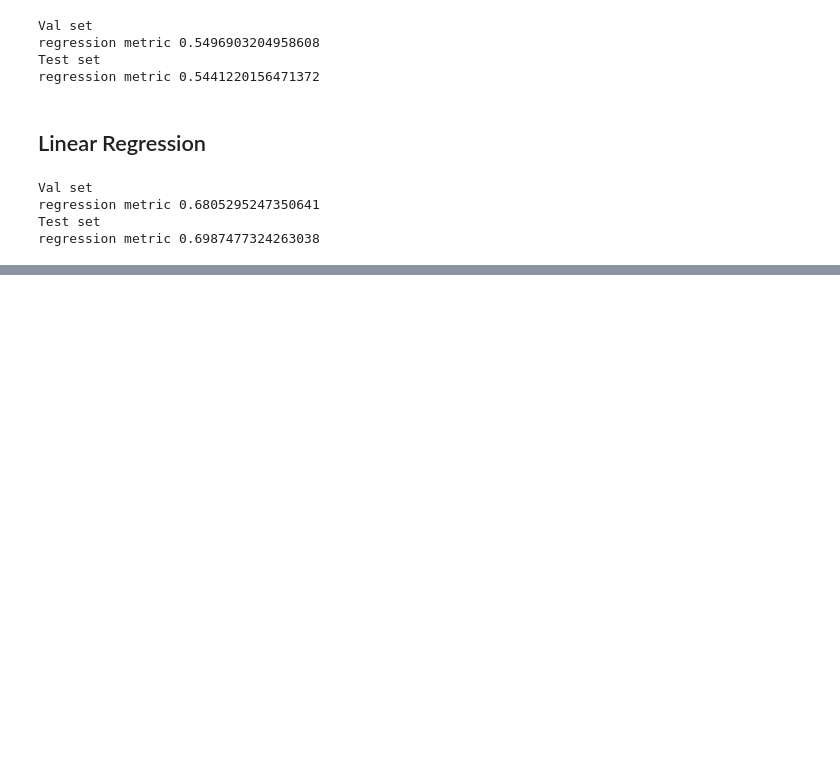
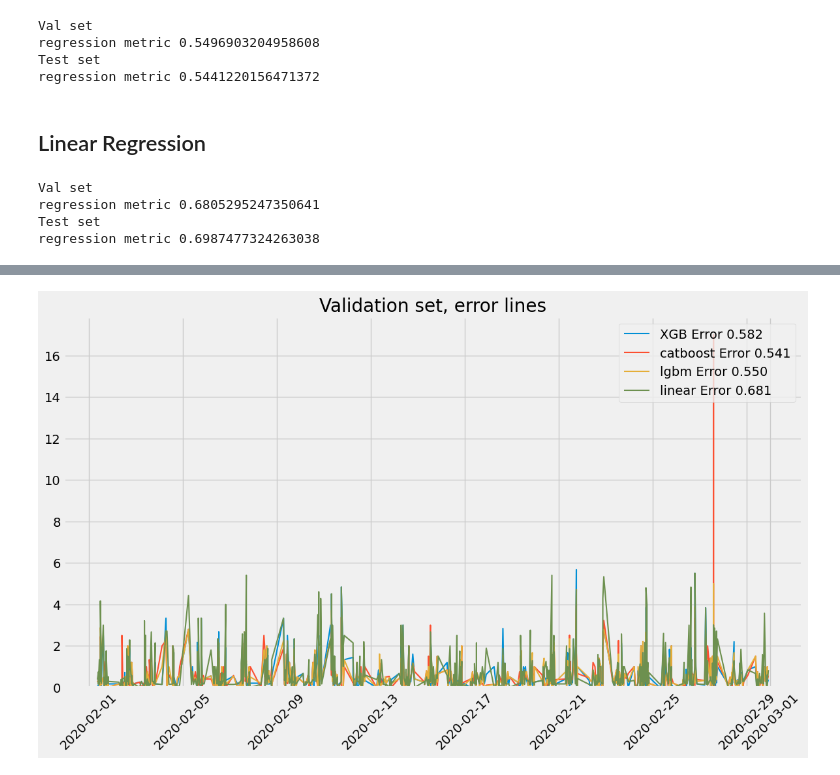
Before and after one commit to jrzkaminski/IndustrialML-ITMO, a Jupyter notebook: Regressors_solutions.ipynb, the cells around one changed output, grey strips where cells are left out. Saved outputs shown, nothing was run; the diff lists cells and outputs as text; code cells hidden in the pictures; blank space fills up the shorter version.

```diff
--- a/Regressors_solutions.ipynb
+++ b/Regressors_solutions.ipynb
@@ -351,0 +406,4 @@ regression metric 0.6987477324263038
+# %%
+X_val_plot = data_val[['lon_center', 'datetime', 'lat_center',  'dayhour', 'weekday', 'is_holiday']]
+y_val_plot = data_val[['datetime', 'sum']]
+y_val_plot
@@ -351,0 +424,23 @@ regression metric 0.6987477324263038
+# %%
+
+y_val_plot['xgb_error'] = data_val_xgb_error[0]
+y_val_plot['cb_error'] = data_val_cb_error[0]
+y_val_plot['lgbm_error'] = data_val_lgbm_error[0]
+y_val_plot['linear_error'] = data_val_linear_error[0]
+y_val_plot = y_val_plot.sort_values(by='datetime')
+
+plt.figure(figsize=(13, 7))
+plt.grid()
+plt.plot(y_val_plot['datetime'], y_val_plot['xgb_error'], label=f'XGB Error {np.array(data_val_xgb_error).mean():0.3f}', clip_on=False,)
+plt.plot(y_val_plot['datetime'], y_val_plot['cb_error'], label=f'catboost Error {np.array(data_val_cb_error).mean():0.3f}', clip_on=False,)
+plt.plot(y_val_plot['datetime'], y_val_plot['lgbm_error'], label=f'lgbm Error {np.array(data_val_lgbm_error).mean():0.3f}', clip_on=False,)
+plt.plot(y_val_plot['datetime'], y_val_plot['linear_error'], label=f'linear Error {np.array(data_val_linear_error).mean():0.3f}', clip_on=False,)
+
+plt.grid()
+plt.legend(loc='upper right')
+plt.title(f'Validation set, error lines') # , metric = {np.array(data_val_xgb_error).mean():.3f}
+plt.xticks(rotation=45)
+plt.ylim(ymin=0)
+plt.show()
+# %% [output]
+[figure, added]
```
Also changed, not shown: parts of 19 cells of this notebook.
